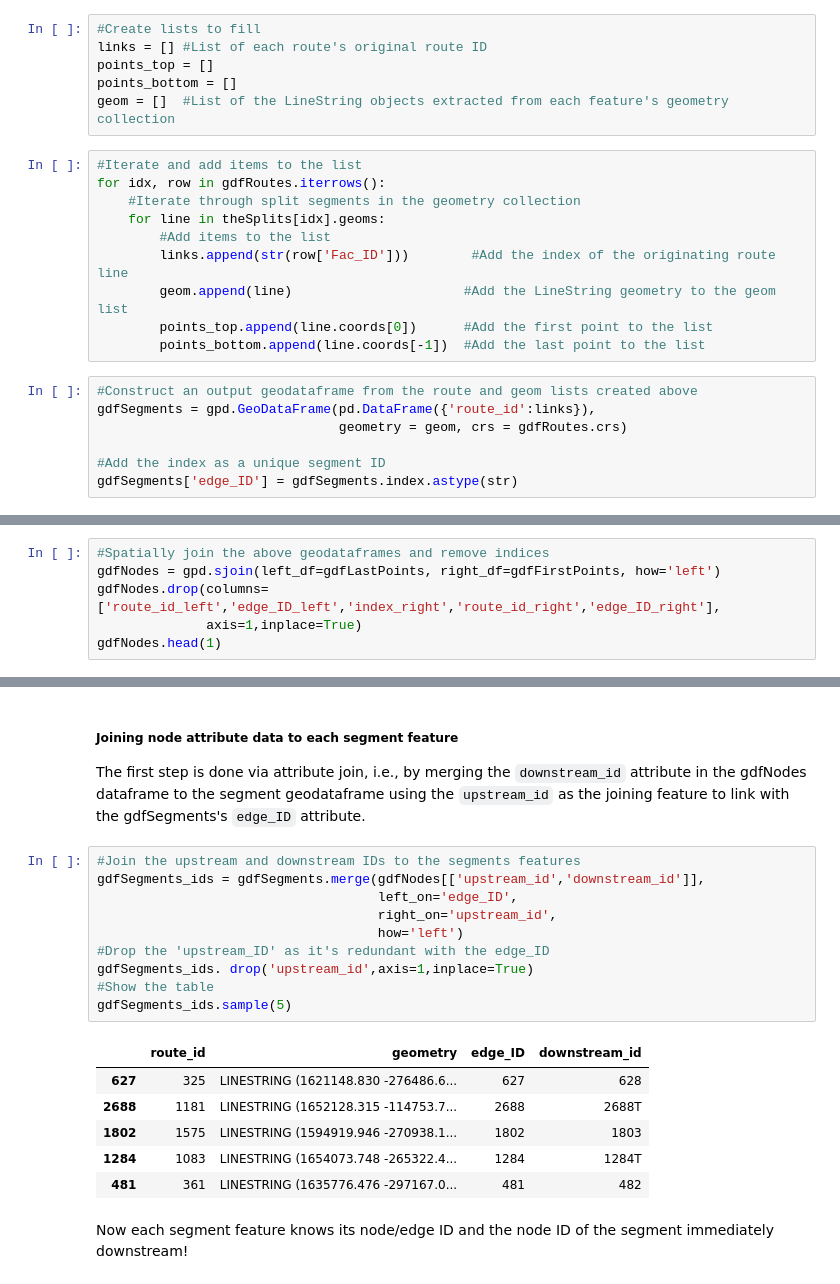
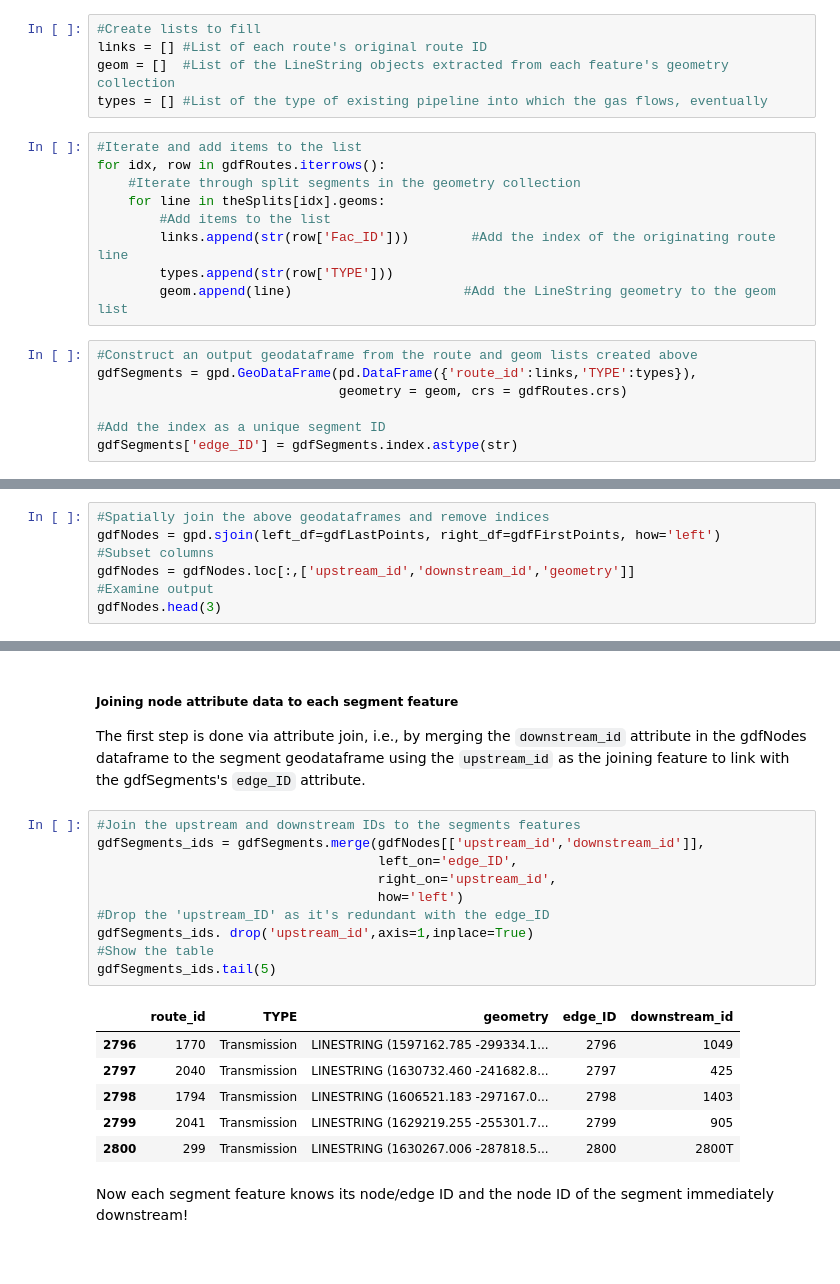
Before and after one commit to ENV859/BioGas_optimization, a Jupyter notebook: scripts/Step 2 - Build Topology.ipynb, the cells around one changed output, grey strips where cells are left out. Cells and saved outputs as stored; diff of their text form.

```diff
--- a/scripts/Step 2 - Build Topology.ipynb
+++ b/scripts/Step 2 - Build Topology.ipynb
@@ -66,9 +66,8 @@ theSplits = gdfRoutes.geometry.apply(lambda x: split(x,ends))
 # %%
 #Create lists to fill
 links = [] #List of each route's original route ID
-points_top = []
-points_bottom = []
 geom = []  #List of the LineString objects extracted from each feature's geometry collection
+types = [] #List of the type of existing pipeline into which the gas flows, eventually
 # %%
 #Iterate and add items to the list
 for idx, row in gdfRoutes.iterrows():
@@ -76,12 +75,11 @@ for idx, row in gdfRoutes.iterrows():
     for line in theSplits[idx].geoms:
         #Add items to the list
         links.append(str(row['Fac_ID']))        #Add the index of the originating route line
+        types.append(str(row['TYPE']))
         geom.append(line)                      #Add the LineString geometry to the geom list
-        points_top.append(line.coords[0])      #Add the first point to the list
-        points_bottom.append(line.coords[-1])  #Add the last point to the list
 # %%
 #Construct an output geodataframe from the route and geom lists created above
-gdfSegments = gpd.GeoDataFrame(pd.DataFrame({'route_id':links}),
+gdfSegments = gpd.GeoDataFrame(pd.DataFrame({'route_id':links,'TYPE':types}),
                                geometry = geom, crs = gdfRoutes.crs)
 
 #Add the index as a unique segment ID
@@ -116,7 +114,8 @@ Spatially joining the two datasets results in a single point feature class with
 # %%
 #Spatially join the above geodataframes and remove indices
 gdfNodes = gpd.sjoin(left_df=gdfLastPoints, right_df=gdfFirstPoints, how='left')
-gdfNodes.drop(columns=['route_id_left','edge_ID_left','index_right','route_id_right','edge_ID_right'],
-              axis=1,inplace=True)
-gdfNodes.head(1)
+#Subset columns
+gdfNodes = gdfNodes.loc[:,['upstream_id','downstream_id','geometry']]
+#Examine output
+gdfNodes.head(3)
 # %% [output]
@@ -174,20 +167,20 @@ The first step is done via attribute join, i.e., by merging the `downstream_id`
 # %%
 #Join the upstream and downstream IDs to the segments features
 gdfSegments_ids = gdfSegments.merge(gdfNodes[['upstream_id','downstream_id']],
                                     left_on='edge_ID',
                                     right_on='upstream_id',
                                     how='left')
 #Drop the 'upstream_ID' as it's redundant with the edge_ID
 gdfSegments_ids. drop('upstream_id',axis=1,inplace=True)
 #Show the table
-gdfSegments_ids.sample(5)
+gdfSegments_ids.tail(5)
 # %% [output]
-|  | route_id | geometry | edge_ID | downstream_id |
-| 627 | 325 | LINESTRING (1621148.830 -276486.6... | 627 | 628 |
-| 2688 | 1181 | LINESTRING (1652128.315 -114753.7... | 2688 | 2688T |
-| 1802 | 1575 | LINESTRING (1594919.946 -270938.1... | 1802 | 1803 |
-| 1284 | 1083 | LINESTRING (1654073.748 -265322.4... | 1284 | 1284T |
-| 481 | 361 | LINESTRING (1635776.476 -297167.0... | 481 | 482 |
+|  | route_id | TYPE | geometry | edge_ID | downstream_id |
+| 2796 | 1770 | Transmission | LINESTRING (1597162.785 -299334.1... | 2796 | 1049 |
+| 2797 | 2040 | Transmission | LINESTRING (1630732.460 -241682.8... | 2797 | 425 |
+| 2798 | 1794 | Transmission | LINESTRING (1606521.183 -297167.0... | 2798 | 1403 |
+| 2799 | 2041 | Transmission | LINESTRING (1629219.255 -255301.7... | 2799 | 905 |
+| 2800 | 299 | Transmission | LINESTRING (1630267.006 -287818.5... | 2800 | 2800T |
 # %% [markdown]
 Now each segment feature knows its node/edge ID and the node ID of the segment immediately downstream!
 # %% [markdown]
```
Also changed, not shown: parts of 13 cells of this notebook.
